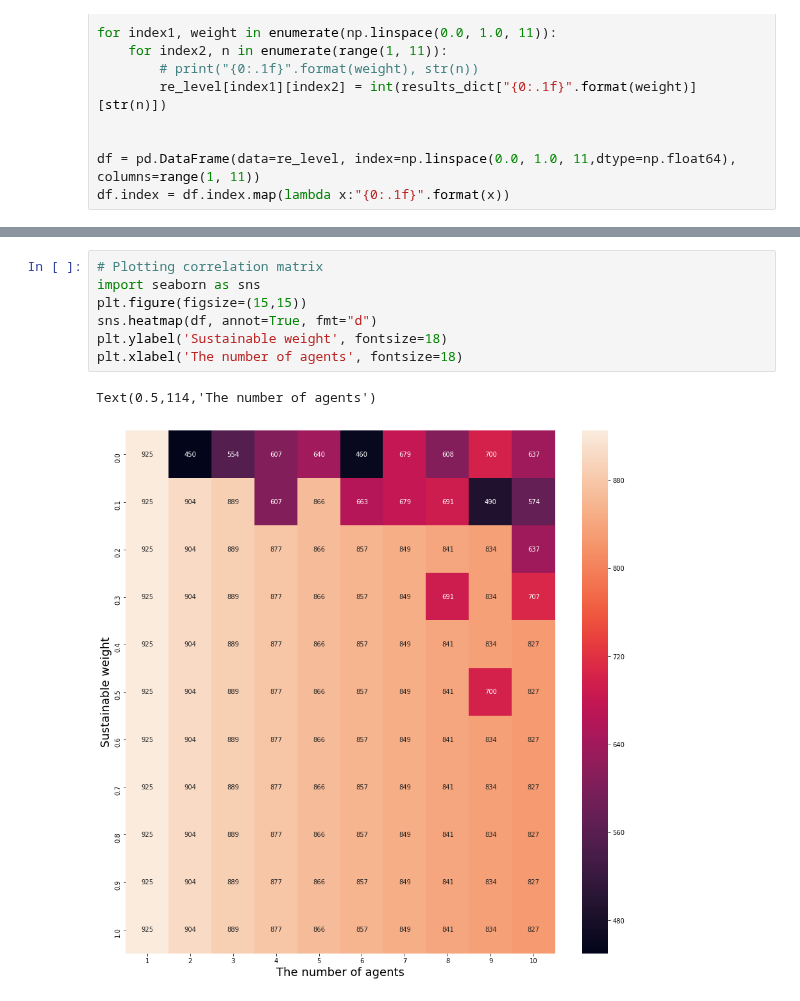
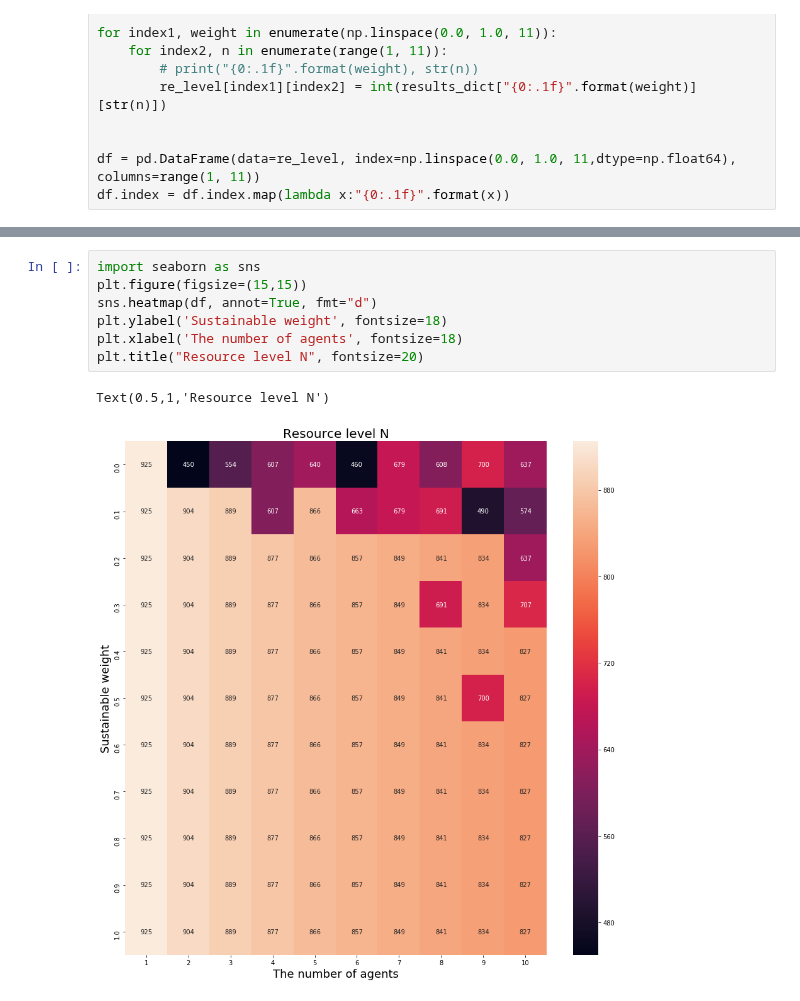
Before and after one commit to zhouker94/Multi-Agent-DRL, a Jupyter notebook: analysis.ipynb, the cells around one changed output, grey strips where cells are left out. Drawn from its saved outputs; the diff is of its cells as text.

```diff
--- a/analysis.ipynb
+++ b/analysis.ipynb
@@ -98,10 +112,10 @@ fig.colorbar(surf, shrink=0.5, aspect=5)
 # %%
-# Plotting correlation matrix
 import seaborn as sns
 plt.figure(figsize=(15,15))
 sns.heatmap(df, annot=True, fmt="d")
 plt.ylabel('Sustainable weight', fontsize=18)
 plt.xlabel('The number of agents', fontsize=18)
+plt.title("Resource level N", fontsize=20)
 # %% [output]
-Text(0.5,114,'The number of agents')
+Text(0.5,1,'Resource level N')
-[figure, old version]
+[figure, new version]
```
Also changed, not shown: parts of 3 cells of this notebook.
